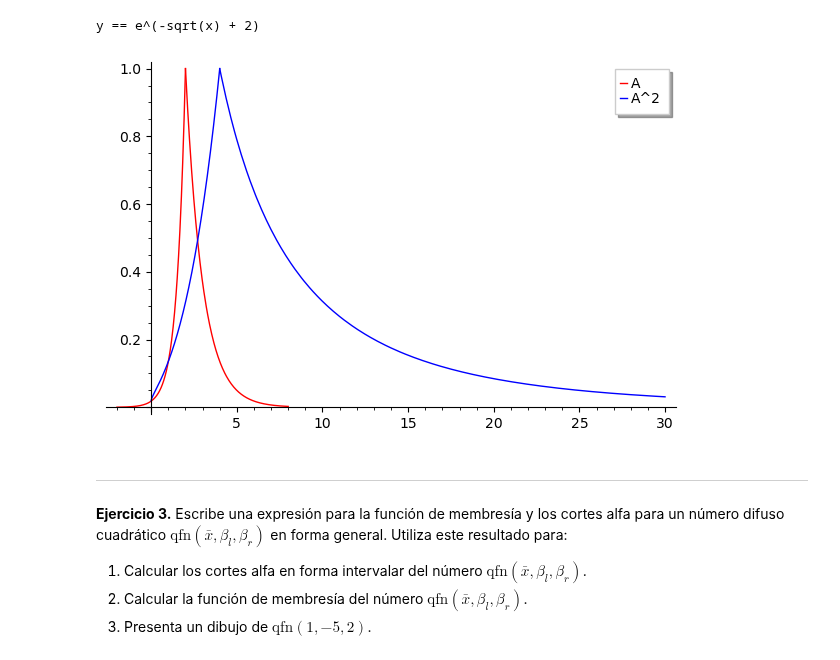
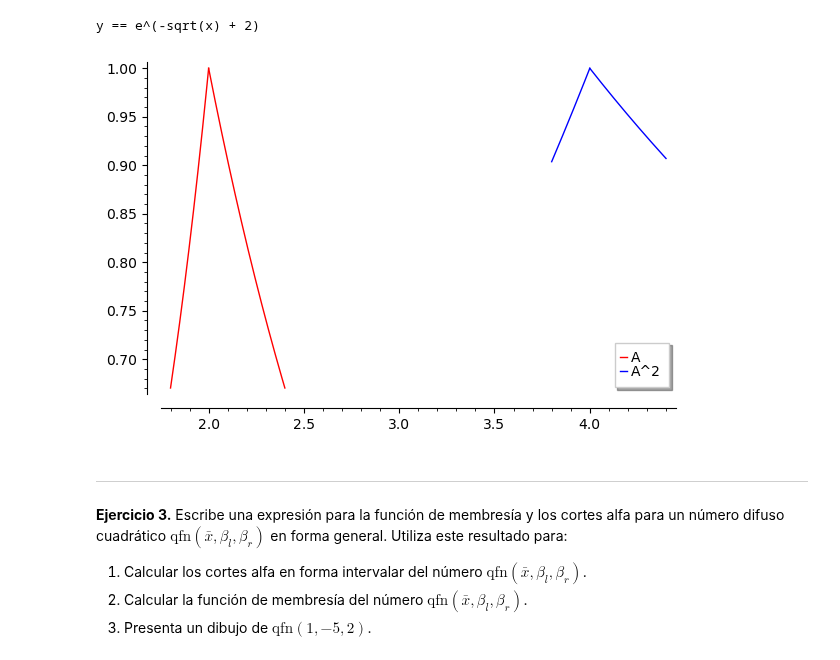
Before and after one commit to KeithMaxwell20/Notebook-Aplicada, a Jupyter notebook: ejercitario2.ipynb, the cells around one changed output. Drawn from its saved outputs; the diff is of its cells as text; code cells hidden in the pictures.

```diff
--- a/ejercitario2.ipynb
+++ b/ejercitario2.ipynb
@@ -203,9 +203,9 @@ ec_derecha_A2[0]
 y == e^(-sqrt(x) + 2)
 # %%
 # Usamos estos valores para graficar
-plot(e**(2*x-4),-2,2,color='red',legend_label='A')+plot(e**(-x+2),2,8, color='red')+plot(e**(2*sqrt(x)-4),0,4,color='blue')+plot(e**(-sqrt(x)+2),4,30,color='blue',legend_label='A^2')
+plot(e**(2*x-4),1.8,2,color='red',legend_label='A')+plot(e**(-x+2),2,2.4, color='red')+plot(e**(2*sqrt(x)-4),3.8,4,color='blue')+plot(e**(-sqrt(x)+2),4,4.4,color='blue',legend_label='A^2')
 # %% [output]
-[figure, old version]
+[figure, new version]
 # %% [markdown]
 ---
 **Ejercicio 3.** Escribe una expresión para la función de membresía y los cortes alfa para un número difuso cuadrático $\text{qfn}(\bar x,\beta_l,\beta_r)$ en forma general. Utiliza este resultado para:
```
Also changed, not shown: parts of 10 cells of this notebook.
